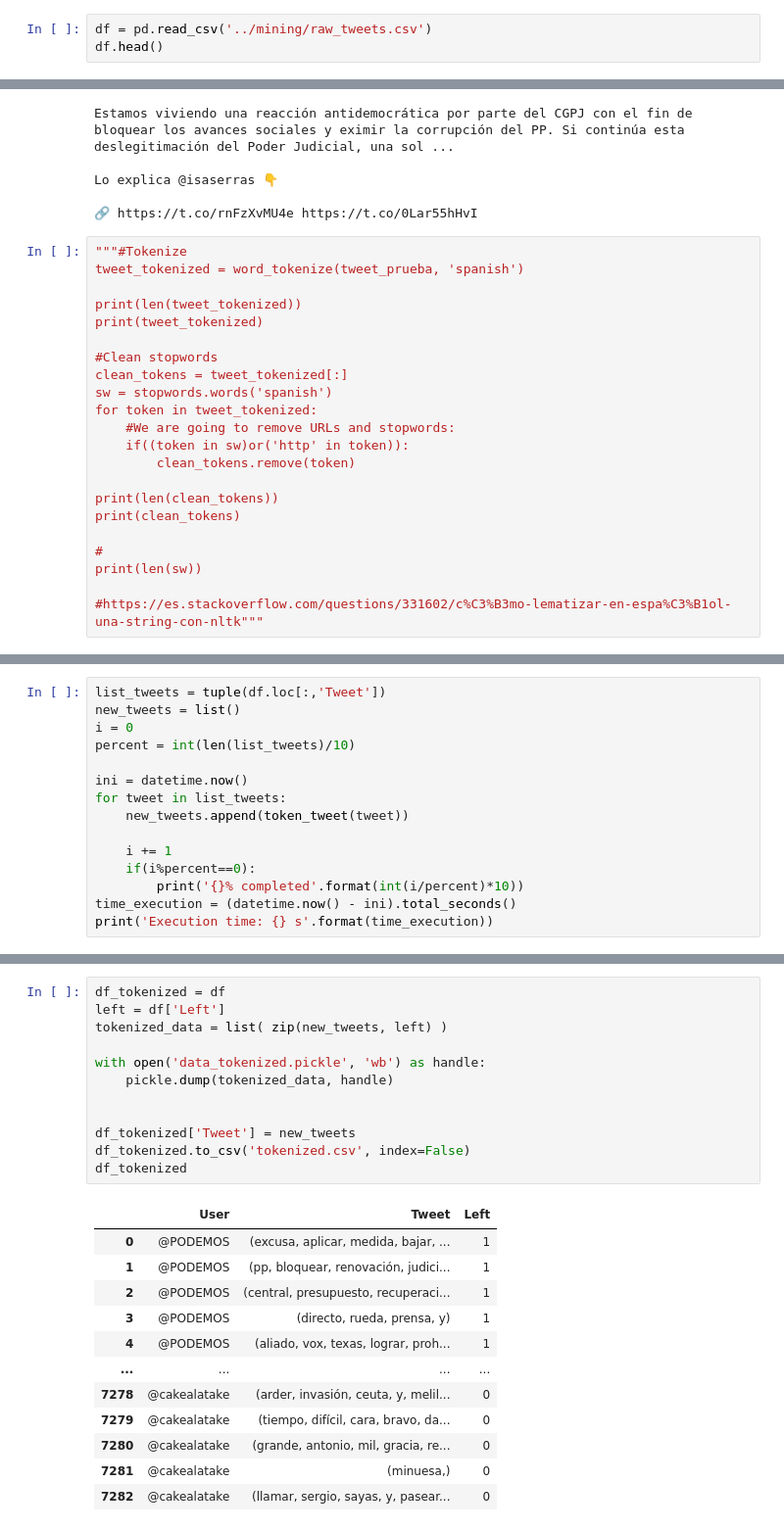
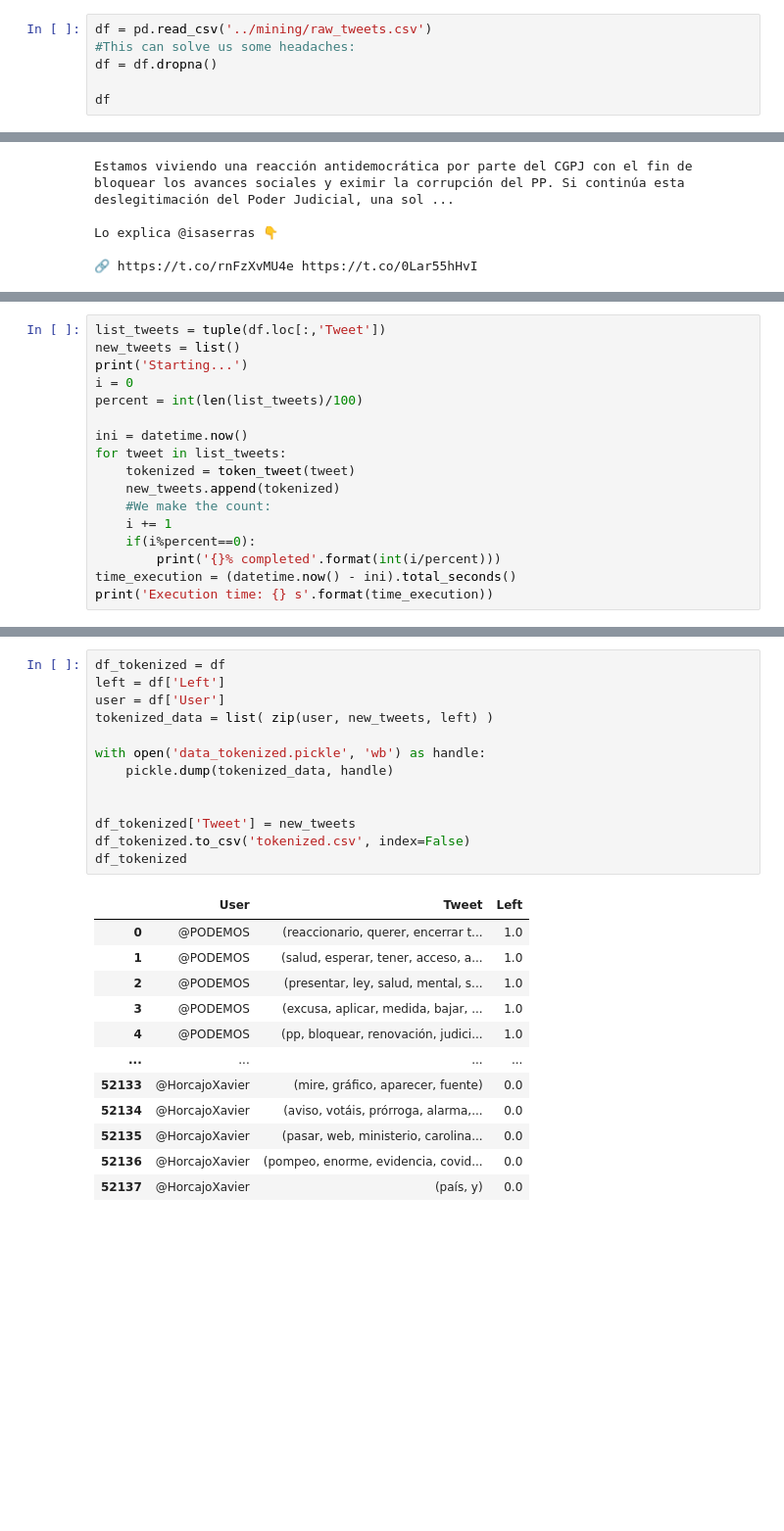
Before and after one commit to rubzip/PoliticalPass, a Jupyter notebook: cleaning/data_cleaning.ipynb, the cells around one changed output, grey strips where cells are left out. Shown at 98% size. Cells and saved outputs as stored; diff of their text form; blank space fills up the shorter version.

```diff
--- a/cleaning/data_cleaning.ipynb
+++ b/cleaning/data_cleaning.ipynb
@@ -24,5 +20,8 @@ nlp = spacy.load('es_dep_news_trf')
 # %%
 df = pd.read_csv('../mining/raw_tweets.csv')
-df.head()
+#This can solve us some headaches:
+df = df.dropna()
+
+df
 # %% [output]
 |  | User | Tweet | Left |
@@ -40,25 +46,3 @@ Estamos viviendo una reacción antidemocrática por parte del CGPJ con el fin de
 Lo explica @isaserras 👇
 
 🔗 https://t.co/rnFzXvMU4e https://t.co/0Lar55hHvI
-# %%
-"""#Tokenize
-tweet_tokenized = word_tokenize(tweet_prueba, 'spanish')
-
-print(len(tweet_tokenized))
-print(tweet_tokenized)
-
-#Clean stopwords
-clean_tokens = tweet_tokenized[:]
-sw = stopwords.words('spanish')
-for token in tweet_tokenized:
-    #We are going to remove URLs and stopwords:
-    if((token in sw)or('http' in token)):
-        clean_tokens.remove(token)
-
-print(len(clean_tokens))
-print(clean_tokens)
-
-#
-print(len(sw))
-
-#https://es.stackoverflow.com/questions/331602/c%C3%B3mo-lematizar-en-espa%C3%B1ol-una-string-con-nltk"""
@@ -112,16 +91,18 @@ token_tweet(tweet_prueba)
 # %%
 list_tweets = tuple(df.loc[:,'Tweet'])
 new_tweets = list()
+print('Starting...')
 i = 0
-percent = int(len(list_tweets)/10)
+percent = int(len(list_tweets)/100)
 
 ini = datetime.now()
 for tweet in list_tweets:
-    new_tweets.append(token_tweet(tweet))
-
+    tokenized = token_tweet(tweet)
+    new_tweets.append(tokenized)
+    #We make the count:
     i += 1
     if(i%percent==0):
-        print('{}% completed'.format(int(i/percent)*10))
+        print('{}% completed'.format(int(i/percent)))
 time_execution = (datetime.now() - ini).total_seconds()
 print('Execution time: {} s'.format(time_execution))
 # %% [output]
@@ -172,25 +137,26 @@ print('Mean of words: {}'.format(c/len(new_tweets)))
 # %%
 df_tokenized = df
 left = df['Left']
-tokenized_data = list( zip(new_tweets, left) )
+user = df['User']
+tokenized_data = list( zip(user, new_tweets, left) )
 
 with open('data_tokenized.pickle', 'wb') as handle:
     pickle.dump(tokenized_data, handle)
 
 
 df_tokenized['Tweet'] = new_tweets
 df_tokenized.to_csv('tokenized.csv', index=False)
 df_tokenized
 # %% [output]
 |  | User | Tweet | Left |
-| 0 | @PODEMOS | (excusa, aplicar, medida, bajar, ... | 1 |
-| 1 | @PODEMOS | (pp, bloquear, renovación, judici... | 1 |
-| 2 | @PODEMOS | (central, presupuesto, recuperaci... | 1 |
-| 3 | @PODEMOS | (directo, rueda, prensa, y) | 1 |
-| 4 | @PODEMOS | (aliado, vox, texas, lograr, proh... | 1 |
+| 0 | @PODEMOS | (reaccionario, querer, encerrar t... | 1.0 |
+| 1 | @PODEMOS | (salud, esperar, tener, acceso, a... | 1.0 |
+| 2 | @PODEMOS | (presentar, ley, salud, mental, s... | 1.0 |
+| 3 | @PODEMOS | (excusa, aplicar, medida, bajar, ... | 1.0 |
+| 4 | @PODEMOS | (pp, bloquear, renovación, judici... | 1.0 |
 | ... | ... | ... | ... |
-| 7278 | @cakealatake | (arder, invasión, ceuta, y, melil... | 0 |
-| 7279 | @cakealatake | (tiempo, difícil, cara, bravo, da... | 0 |
-| 7280 | @cakealatake | (grande, antonio, mil, gracia, re... | 0 |
-| 7281 | @cakealatake | (minuesa,) | 0 |
-| 7282 | @cakealatake | (llamar, sergio, sayas, y, pasear... | 0 |
+| 52133 | @HorcajoXavier | (mire, gráfico, aparecer, fuente) | 0.0 |
+| 52134 | @HorcajoXavier | (aviso, votáis, prórroga, alarma,... | 0.0 |
+| 52135 | @HorcajoXavier | (pasar, web, ministerio, carolina... | 0.0 |
+| 52136 | @HorcajoXavier | (pompeo, enorme, evidencia, covid... | 0.0 |
+| 52137 | @HorcajoXavier | (país, y) | 0.0 |
```
Also changed, not shown: parts of 12 cells of this notebook, 5 other files.
